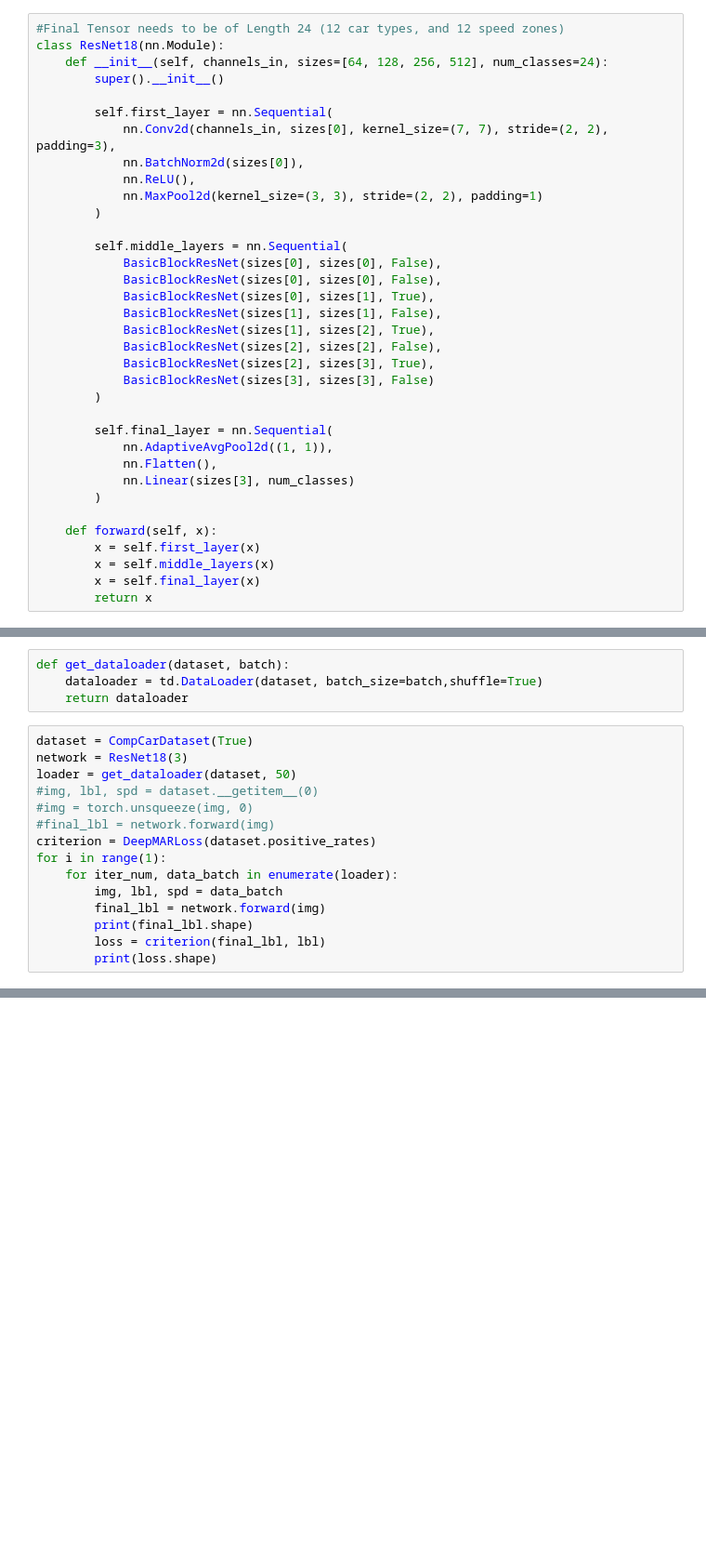
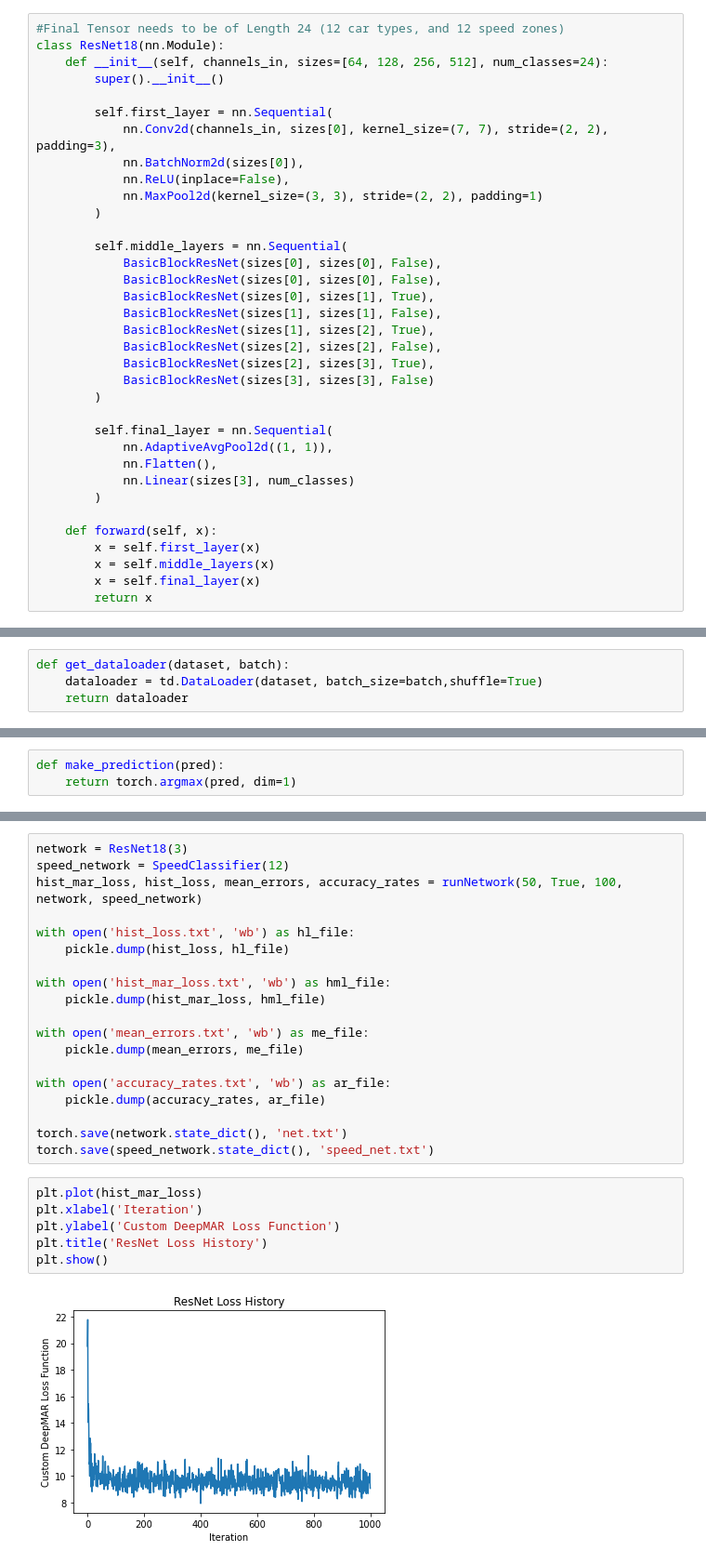
Before and after one commit to nishukothari/attribute-recognition, a Jupyter notebook: recognition.ipynb, the cells around one changed output, grey strips where cells are left out. Shown at 93% size. Drawn from its saved outputs; the diff is of its cells as text; blank space fills up the shorter version.

Commit message:
Run of the Network

```diff
--- a/recognition.ipynb
+++ b/recognition.ipynb
@@ -95,7 +100,7 @@ class ResNet18(nn.Module):
         self.first_layer = nn.Sequential(
             nn.Conv2d(channels_in, sizes[0], kernel_size=(7, 7), stride=(2, 2), padding=3),
             nn.BatchNorm2d(sizes[0]),
-            nn.ReLU(),
+            nn.ReLU(inplace=False),
             nn.MaxPool2d(kernel_size=(3, 3), stride=(2, 2), padding=1)
         )
 
@@ -152,18 +157,3 @@ class DeepMARLoss(nn.Module):
 def get_dataloader(dataset, batch):
     dataloader = td.DataLoader(dataset, batch_size=batch,shuffle=True)
     return dataloader
-# %%
-dataset = CompCarDataset(True)
-network = ResNet18(3)
-loader = get_dataloader(dataset, 50)
-#img, lbl, spd = dataset.__getitem__(0)
-#img = torch.unsqueeze(img, 0)
-#final_lbl = network.forward(img)
-criterion = DeepMARLoss(dataset.positive_rates)
-for i in range(1):
-    for iter_num, data_batch in enumerate(loader):
-        img, lbl, spd = data_batch
-        final_lbl = network.forward(img)
-        print(final_lbl.shape)
-        loss = criterion(final_lbl, lbl)
-        print(loss.shape)
@@ -175,0 +160,3 @@ KeyboardInterrupt:
+# %%
+def make_prediction(pred):
+    return torch.argmax(pred, dim=1)
@@ -175,0 +228,27 @@ KeyboardInterrupt:
+# %%
+network = ResNet18(3)
+speed_network = SpeedClassifier(12)
+hist_mar_loss, hist_loss, mean_errors, accuracy_rates = runNetwork(50, True, 100, network, speed_network)
+
+with open('hist_loss.txt', 'wb') as hl_file:
+    pickle.dump(hist_loss, hl_file)
+
+with open('hist_mar_loss.txt', 'wb') as hml_file:
+    pickle.dump(hist_mar_loss, hml_file)
+
+with open('mean_errors.txt', 'wb') as me_file:
+    pickle.dump(mean_errors, me_file)
+
+with open('accuracy_rates.txt', 'wb') as ar_file:
+    pickle.dump(accuracy_rates, ar_file)
+
+torch.save(network.state_dict(), 'net.txt')
+torch.save(speed_network.state_dict(), 'speed_net.txt')
+# %%
+plt.plot(hist_mar_loss)
+plt.xlabel('Iteration')
+plt.ylabel('Custom DeepMAR Loss Function')
+plt.title('ResNet Loss History')
+plt.show()
+# %% [output]
+[figure, added]
```
Also changed, not shown: parts of 14 cells of this notebook, 5 other files.
